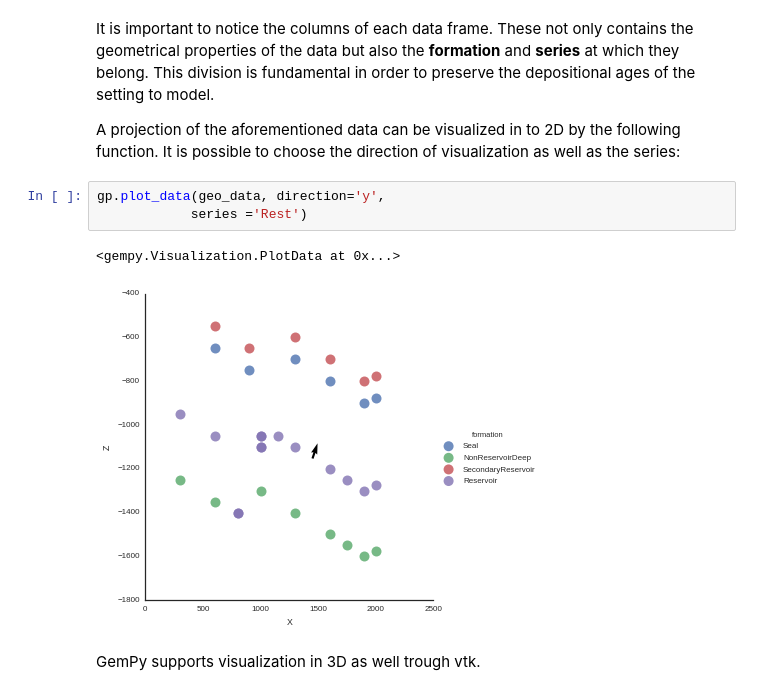
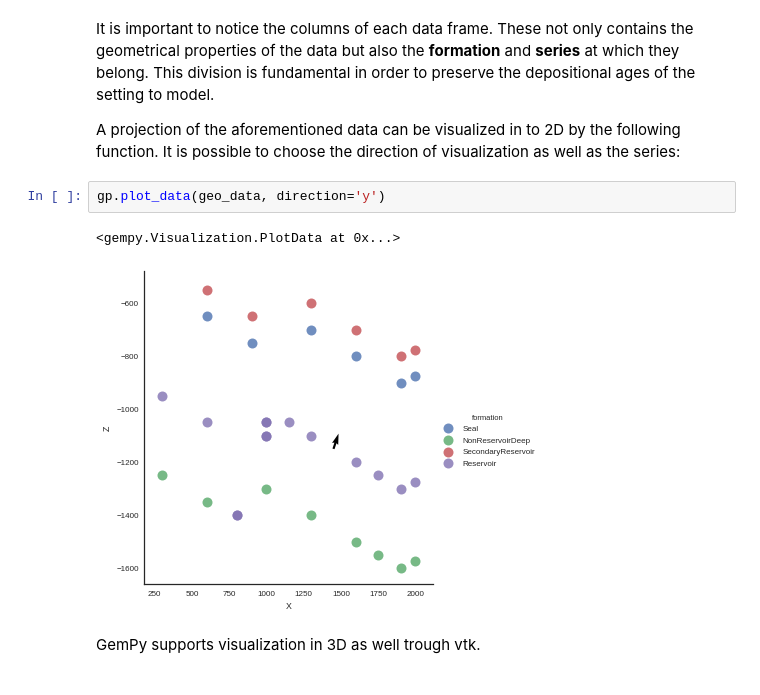
Before and after one commit to nre-aachen/gempy, a Jupyter notebook: Tutorial/ch1.ipynb, the cells around one changed output. Saved outputs shown, nothing was run; the diff lists cells and outputs as text.

```diff
--- a/Tutorial/ch1.ipynb
+++ b/Tutorial/ch1.ipynb
@@ -60,11 +60,10 @@ It is important to notice the columns of each data frame. These not only contain
 
 A projection of the aforementioned data can be visualized in to 2D by the following function. It is possible to choose the direction of visualization as well as the series:
 # %%
-gp.plot_data(geo_data, direction='y',
-            series ='Rest')
+gp.plot_data(geo_data, direction='y')
 # %% [output]
 <gempy.Visualization.PlotData at 0x...>
-[figure, old version]
+[figure, new version]
 # %% [markdown]
 GemPy supports visualization in 3D as well trough vtk.
 # %%
```
Also changed, not shown: parts of 4 cells of this notebook, 7 other files.
